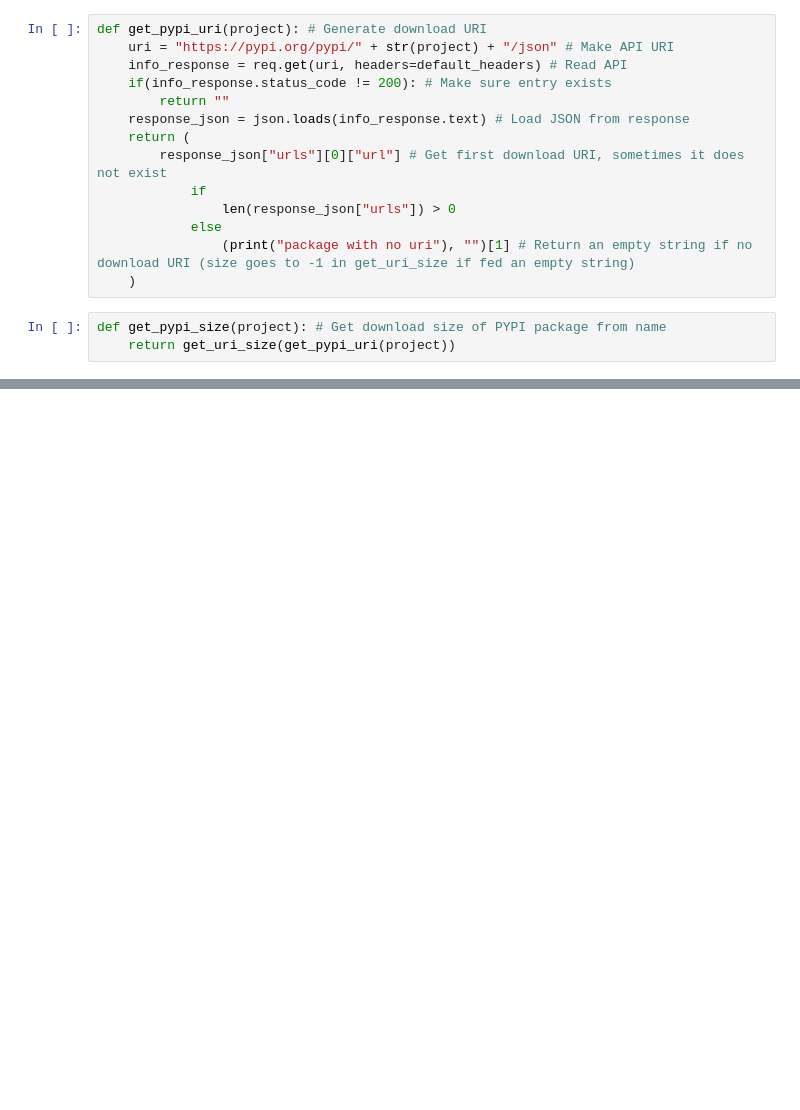
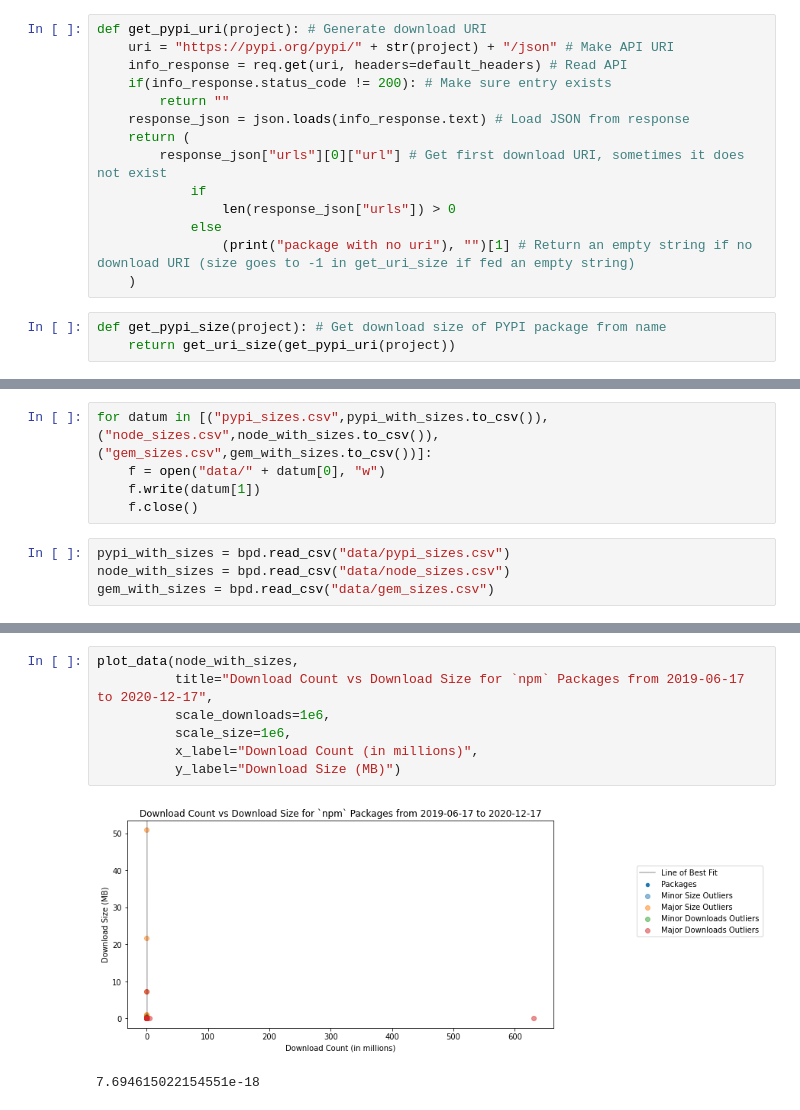
Before and after one commit to stassinopoulosari/cogs9_package_manager_analysis, a Jupyter notebook: cogs9_package_data_analysis.ipynb, the cells around one changed output, grey strips where cells are left out. Drawn from its saved outputs; the diff is of its cells as text; blank space fills up the shorter version.

Commit message:
Add data visualisations, save working data in data directory for easy modifications on restart

```diff
--- a/cogs9_package_data_analysis.ipynb
+++ b/cogs9_package_data_analysis.ipynb
@@ -194,0 +211,9 @@ pypi_with_sizes
+# %%
+for datum in [("pypi_sizes.csv",pypi_with_sizes.to_csv()),("node_sizes.csv",node_with_sizes.to_csv()),("gem_sizes.csv",gem_with_sizes.to_csv())]:
+    f = open("data/" + datum[0], "w")
+    f.write(datum[1])
+    f.close()
+# %%
+pypi_with_sizes = bpd.read_csv("data/pypi_sizes.csv")
+node_with_sizes = bpd.read_csv("data/node_sizes.csv")
+gem_with_sizes = bpd.read_csv("data/gem_sizes.csv")
@@ -194,0 +329,10 @@ pypi_with_sizes
+# %%
+plot_data(node_with_sizes,
+          title="Download Count vs Download Size for `npm` Packages from 2019-06-17 to 2020-12-17",
+          scale_downloads=1e6,
+          scale_size=1e6,
+          x_label="Download Count (in millions)",
+          y_label="Download Size (MB)")
+# %% [output]
+[figure, added]
+7.694615022154551e-18
```
Also changed, not shown: parts of 8 cells of this notebook, 3 other files.
